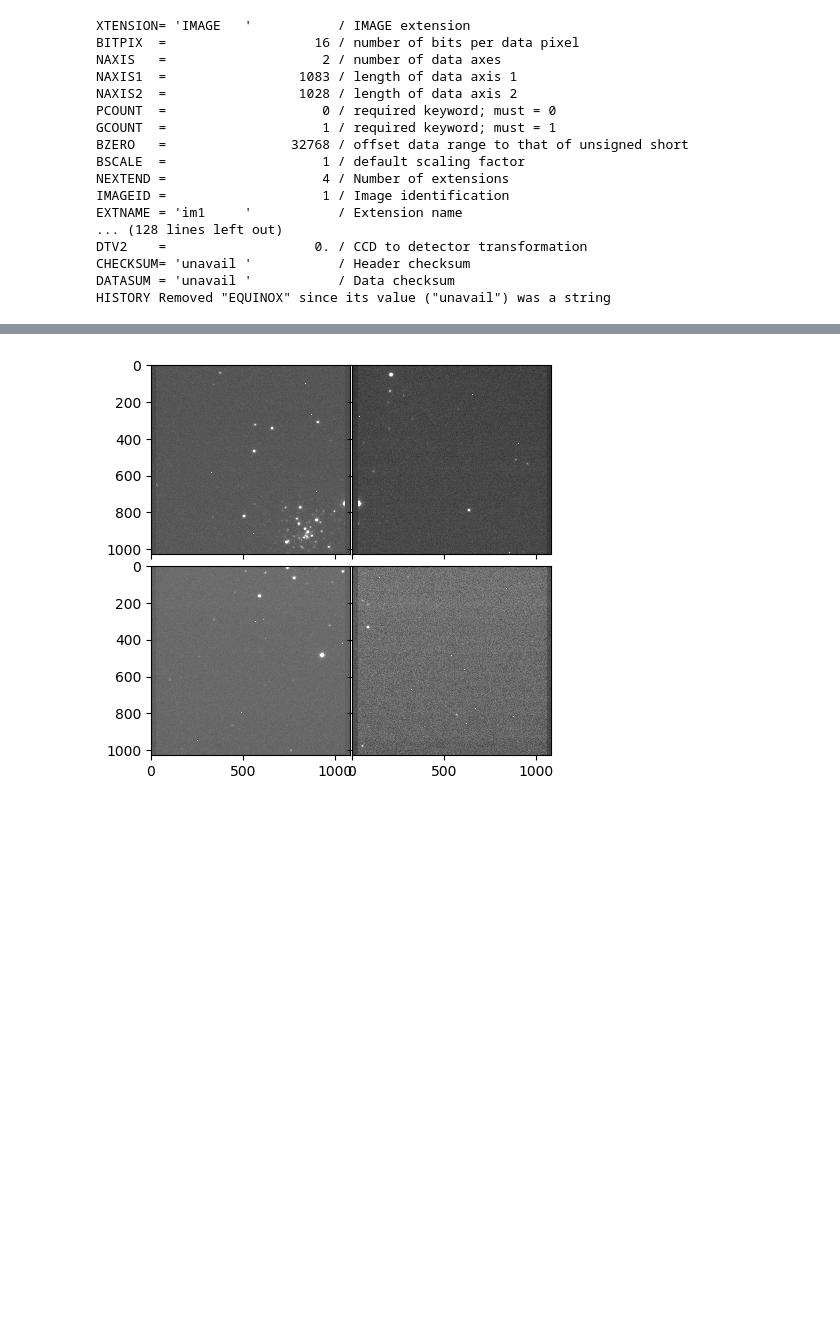
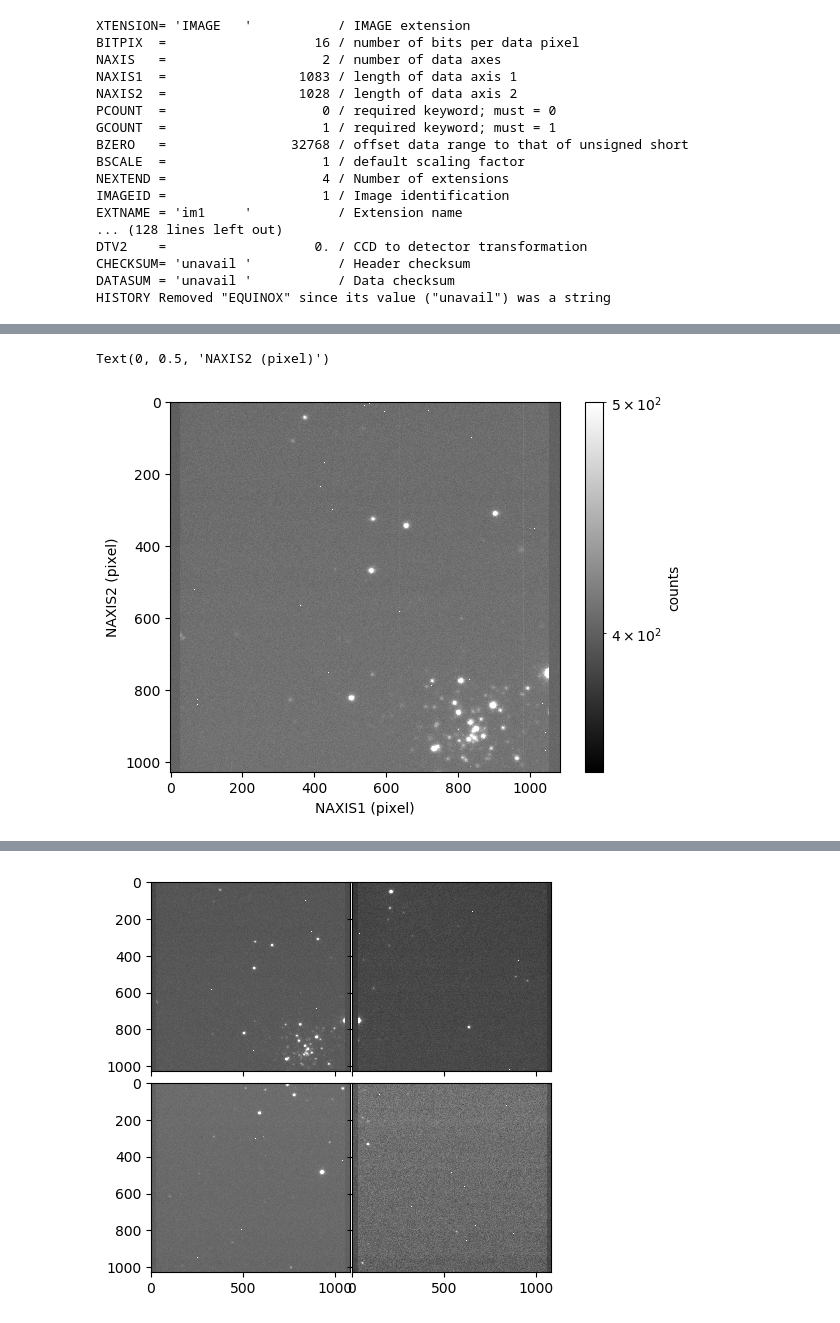
Before and after one commit to SAMOS-Pipeline/FITS_headers_practice, a Jupyter notebook: FITS_file_handling_w_python.ipynb, the cells around one changed output, grey strips where cells are left out. Cells and saved outputs as stored; diff of their text form; code cells hidden in the pictures; blank space fills up the shorter version.

```diff
--- a/FITS_file_handling_w_python.ipynb
+++ b/FITS_file_handling_w_python.ipynb
@@ -146,2 +176,15 @@ ROTATOR =                330.3 / Position angle of rotator
+# %%
+norm = LogNorm(350,500)#this seems like a good pixel value range according to the histogram above
+plt.imshow(hdu1.data,cmap='gray',norm=norm)
+
+cbar = plt.colorbar()
+cbar.ax.get_yaxis().set_major_formatter(matplotlib.ticker.ScalarFormatter())
+
+cbar.ax.set_ylabel('counts')
+plt.xlabel('NAXIS1 (pixel)')
+plt.ylabel('NAXIS2 (pixel)')
+# %% [output]
+Text(0, 0.5, 'NAXIS2 (pixel)')
+[figure, added]
 # %%
 #you can change the value of a keyword, make a new keyword, and add to history/comments for a record.
```
Also changed, not shown: parts of 19 cells of this notebook, 3 other files.
